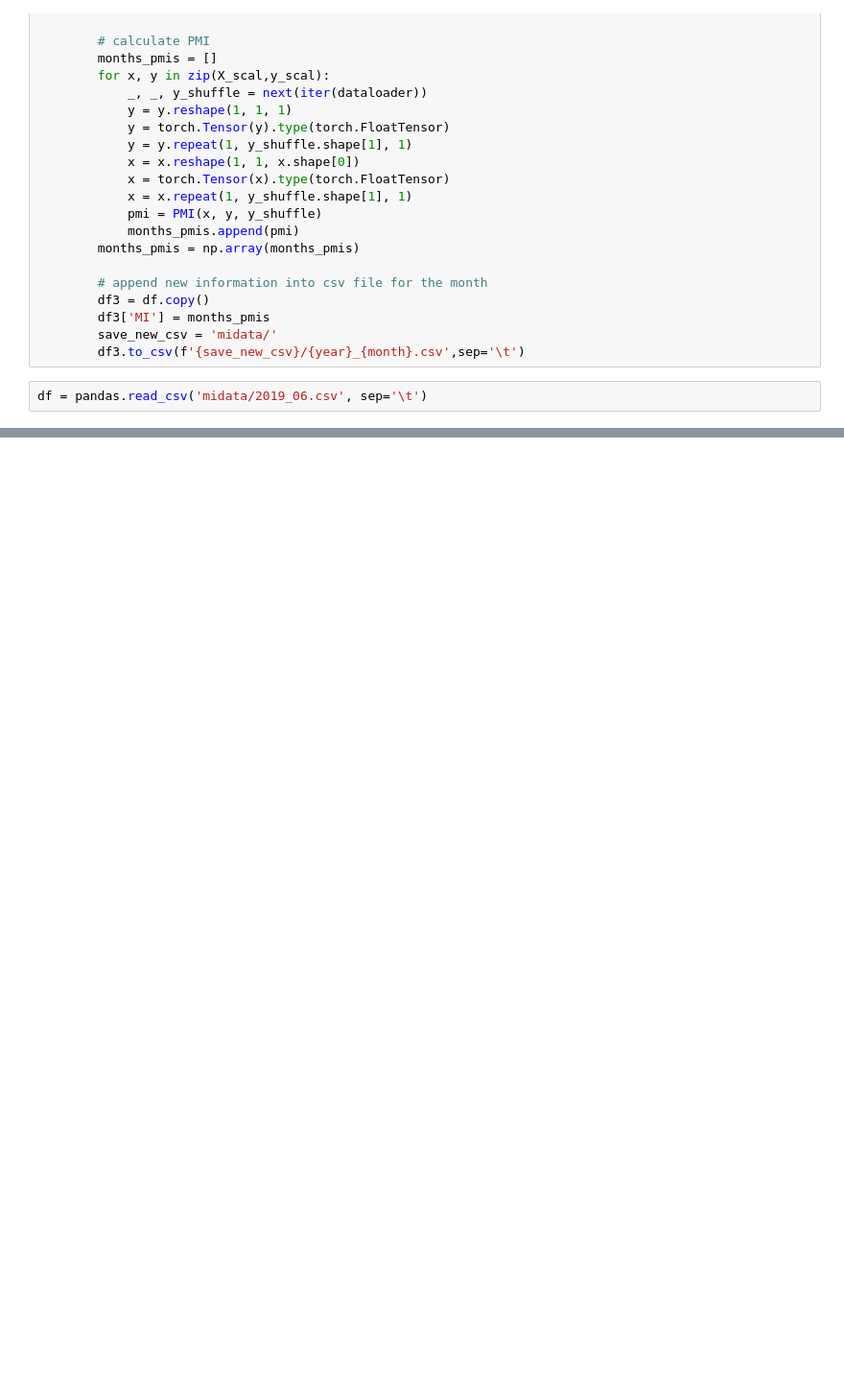
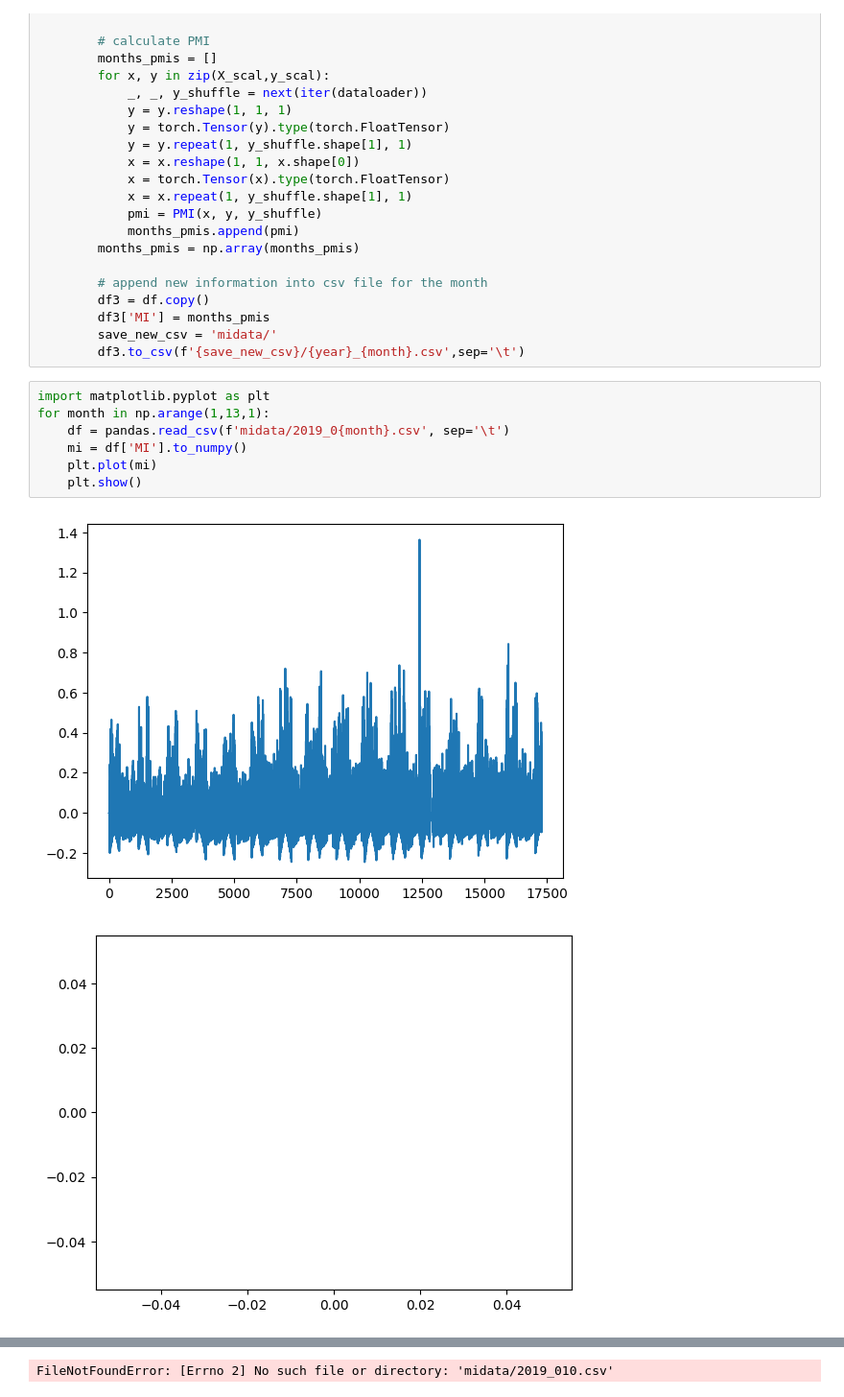
Before and after one commit to brandonlpanos/grace, a Jupyter notebook: grace.ipynb, the cells around one changed output, grey strips where cells are left out. Shown at 96% size. Saved outputs shown, nothing was run; the diff lists cells and outputs as text; blank space fills up the shorter version.

```diff
--- a/grace.ipynb
+++ b/grace.ipynb
@@ -503,4 +503,12 @@ if __name__ ==  '__main__':
         save_new_csv = 'midata/'
         df3.to_csv(f'{save_new_csv}/{year}_{month}.csv',sep='\t')
 # %%
-df = pandas.read_csv('midata/2019_06.csv', sep='\t')
+import matplotlib.pyplot as plt
+for month in np.arange(1,13,1):
+    df = pandas.read_csv(f'midata/2019_0{month}.csv', sep='\t')
+    mi = df['MI'].to_numpy()
+    plt.plot(mi)
+    plt.show()
+# %% [output]
+[figure, added]
+[figure, added]
@@ -506,0 +522 @@ df = pandas.read_csv('midata/2019_06.csv', sep='\t')
+FileNotFoundError: [Errno 2] No such file or directory: 'midata/2019_010.csv'
```
Also changed, not shown: parts of 3 cells of this notebook.
